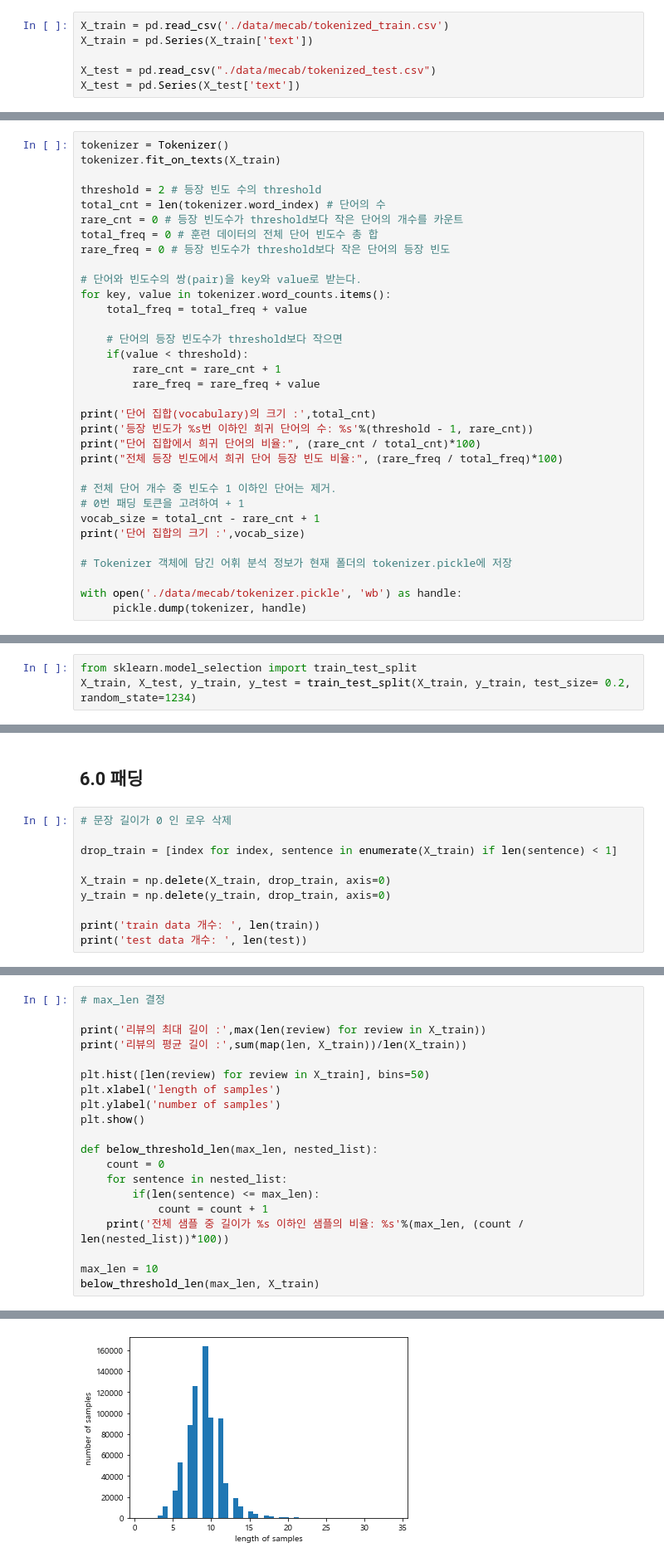
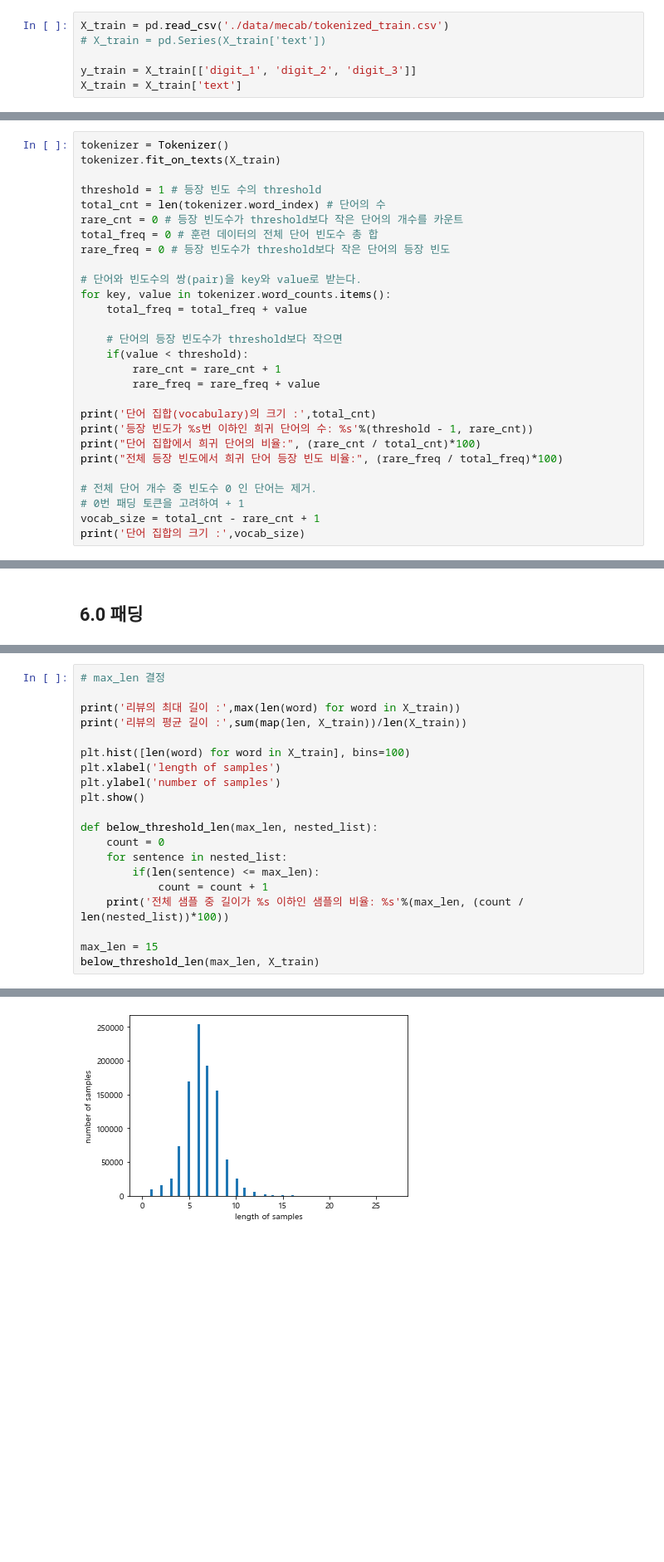
Before and after one commit to huitaek/contest-kostat-ai, a Jupyter notebook: preprocessing.ipynb, the cells around one changed output, grey strips where cells are left out. Shown at 83% size. Drawn from its saved outputs; the diff is of its cells as text; blank space fills up the shorter version.

```diff
--- a/preprocessing.ipynb
+++ b/preprocessing.ipynb
@@ -682,7 +664,7 @@ for i in list(X_train['digit_3'].unique()):
 ## <b>5.0 인코딩</b>
 # %%
 X_train = pd.read_csv('./data/mecab/tokenized_train.csv')
-X_train = pd.Series(X_train['text'])
+# X_train = pd.Series(X_train['text'])
 
-X_test = pd.read_csv("./data/mecab/tokenized_test.csv")
-X_test = pd.Series(X_test['text'])
+y_train = X_train[['digit_1', 'digit_2', 'digit_3']]
+X_train = X_train['text']
@@ -692,7 +672,7 @@ y_train = np.array(train[['digit_1', 'digit_2', 'digit_3']])
 tokenizer = Tokenizer()
 tokenizer.fit_on_texts(X_train)
 
-threshold = 2 # 등장 빈도 수의 threshold
+threshold = 1 # 등장 빈도 수의 threshold
 total_cnt = len(tokenizer.word_index) # 단어의 수
 rare_cnt = 0 # 등장 빈도수가 threshold보다 작은 단어의 개수를 카운트
 total_freq = 0 # 훈련 데이터의 전체 단어 빈도수 총 합
@@ -712,13 +692,8 @@ print('등장 빈도가 %s번 이하인 희귀 단어의 수: %s'%(threshold - 1
 print("단어 집합에서 희귀 단어의 비율:", (rare_cnt / total_cnt)*100)
 print("전체 등장 빈도에서 희귀 단어 등장 빈도 비율:", (rare_freq / total_freq)*100)
 
-# 전체 단어 개수 중 빈도수 1 이하인 단어는 제거.
+# 전체 단어 개수 중 빈도수 0 인 단어는 제거.
 # 0번 패딩 토큰을 고려하여 + 1
 vocab_size = total_cnt - rare_cnt + 1
 print('단어 집합의 크기 :',vocab_size)
-
-# Tokenizer 객체에 담긴 어휘 분석 정보가 현재 폴더의 tokenizer.pickle에 저장
-
-with open('./data/mecab/tokenizer.pickle', 'wb') as handle:
-     pickle.dump(tokenizer, handle)
 # %% [output]
@@ -735,3 +708,0 @@ X_test = tokenizer.texts_to_sequences(X_test)
-# %%
-from sklearn.model_selection import train_test_split
-X_train, X_test, y_train, y_test = train_test_split(X_train, y_train, test_size= 0.2, random_state=1234)
@@ -738,12 +714,2 @@ X_train, X_test, y_train, y_test = train_test_split(X_train, y_train, test_size=
 # %% [markdown]
 ## <b>6.0 패딩</b>
-# %%
-# 문장 길이가 0 인 로우 삭제
-
-drop_train = [index for index, sentence in enumerate(X_train) if len(sentence) < 1]
-
-X_train = np.delete(X_train, drop_train, axis=0)
-y_train = np.delete(y_train, drop_train, axis=0)
-
-print('train data 개수: ', len(train))
-print('test data 개수: ', len(test))
@@ -753,10 +716,10 @@ test data 개수:  92985
 # %%
 # max_len 결정
 
-print('리뷰의 최대 길이 :',max(len(review) for review in X_train))
+print('리뷰의 최대 길이 :',max(len(word) for word in X_train))
 print('리뷰의 평균 길이 :',sum(map(len, X_train))/len(X_train))
 
-plt.hist([len(review) for review in X_train], bins=50)
+plt.hist([len(word) for word in X_train], bins=100)
 plt.xlabel('length of samples')
 plt.ylabel('number of samples')
 plt.show()
@@ -768,6 +731,6 @@ def below_threshold_len(max_len, nested_list):
             count = count + 1
     print('전체 샘플 중 길이가 %s 이하인 샘플의 비율: %s'%(max_len, (count / len(nested_list))*100))
 
-max_len = 10
+max_len = 15
 below_threshold_len(max_len, X_train)
 # %% [output]
@@ -776 +739 @@ below_threshold_len(max_len, X_train)
-[figure, old version]
+[figure, new version]
```
Also changed, not shown: parts of 27 cells of this notebook, 3 other files.
